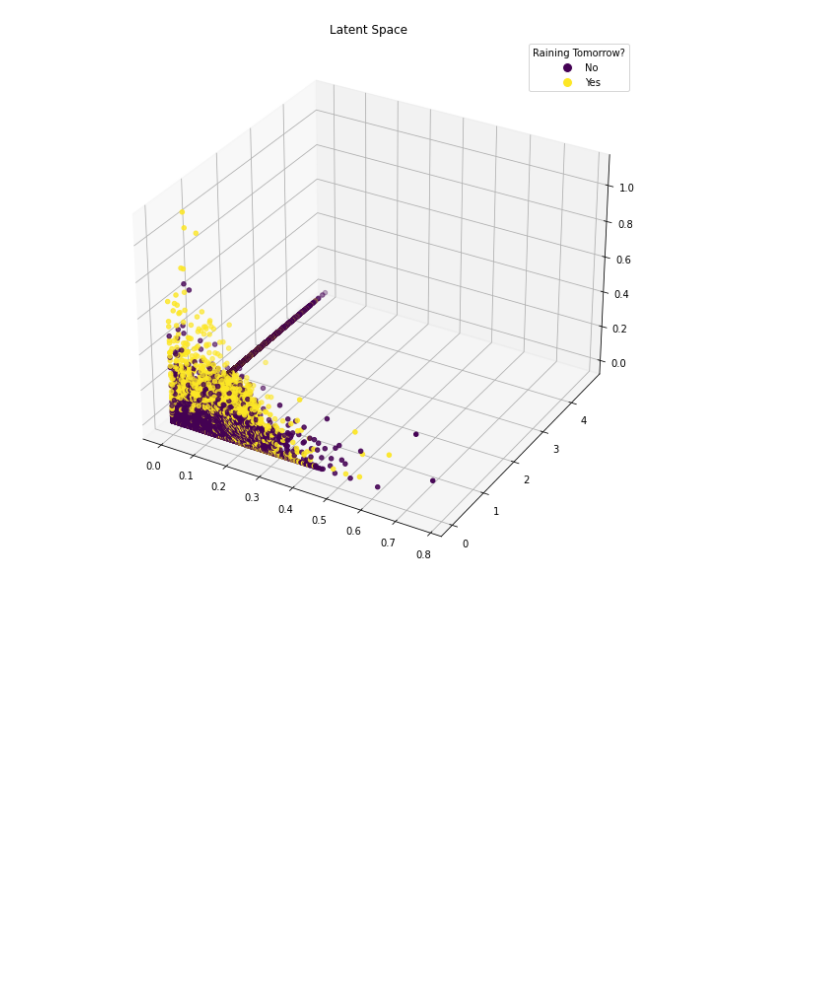
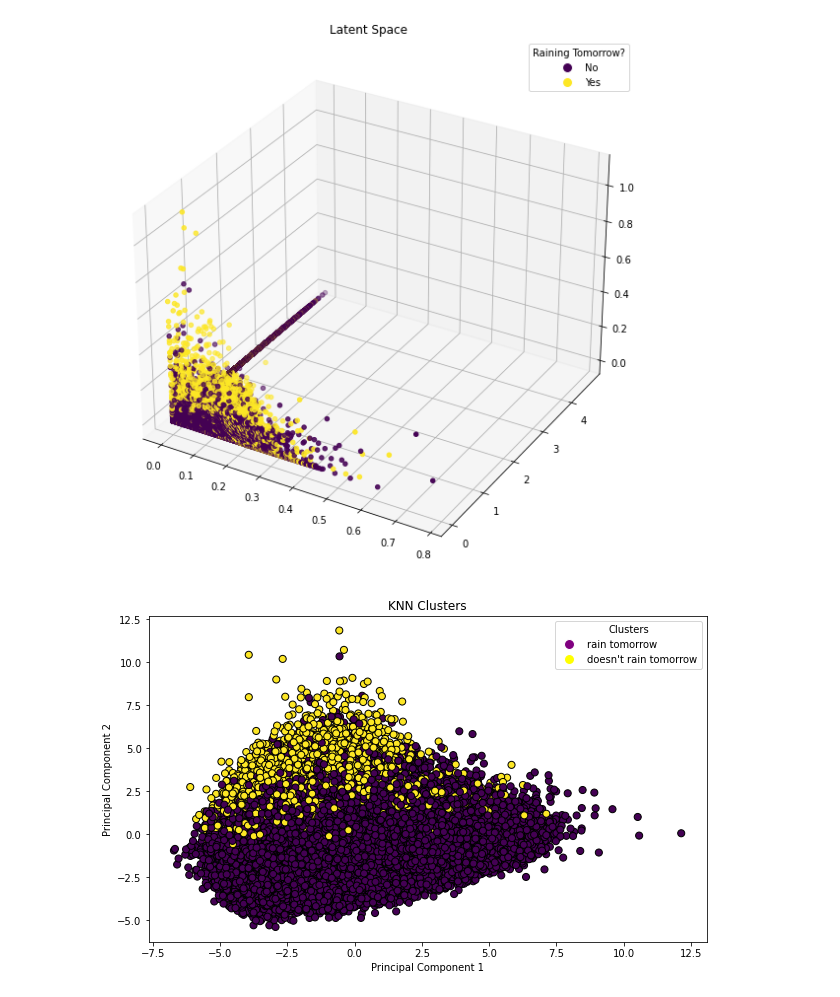
Before and after one commit to andreafancellu/NN_examples, a Jupyter notebook: autoencoders.ipynb, the cells around one changed output. Cells and saved outputs as stored; diff of their text form; code cells hidden in the pictures; blank space fills up the shorter version.

```diff
--- a/autoencoders.ipynb
+++ b/autoencoders.ipynb
@@ -192,3 +196,55 @@ plt.tight_layout() # Adjust the plot to ensure everything fits without overlappi
 plt.show()
 # %% [output]
 [figure]
+# %%
+knn = KNeighborsClassifier(n_neighbors=2)
+knn.fit(X_scaled, Y_numerical)
+clusters = knn.predict(X_scaled)
+
+# Use PCA to reduce the dimensions to 2 for visualization
+pca = PCA(n_components=2)
+X_pca = pca.fit_transform(X_scaled)
+
+# Plot the clusters
+plt.figure(figsize=(10, 6))
+plt.scatter(
+                X_pca[:, 0], # x-axis
+                X_pca[:, 1], # y-axis
+                c=clusters, # color based on the clusters
+                cmap='viridis', # color map
+                marker='o', # marker style
+                edgecolor='black', # edge color
+                s=50 # marker size
+            )
+
+plt.title('KNN Clusters')
+plt.xlabel('Principal Component 1')
+plt.ylabel('Principal Component 2')
+
+# Create a custom legend
+handles = [
+
+    plt.Line2D(
+                [0],
+                [0],
+                marker='o',
+                color='w',
+                markerfacecolor='purple',
+                markersize=10,
+                label='rain tomorrow'),
+
+    plt.Line2D(
+                [0],
+                [0],
+                marker='o',
+                color='w',
+                markerfacecolor='yellow',
+                markersize=10,
+                label='doesn\'t rain tomorrow')
+]
+
+plt.legend(handles=handles, title="Clusters")
+
+plt.show()
+# %% [output]
+[figure, added]
```
Also changed, not shown: parts of 4 cells of this notebook.
